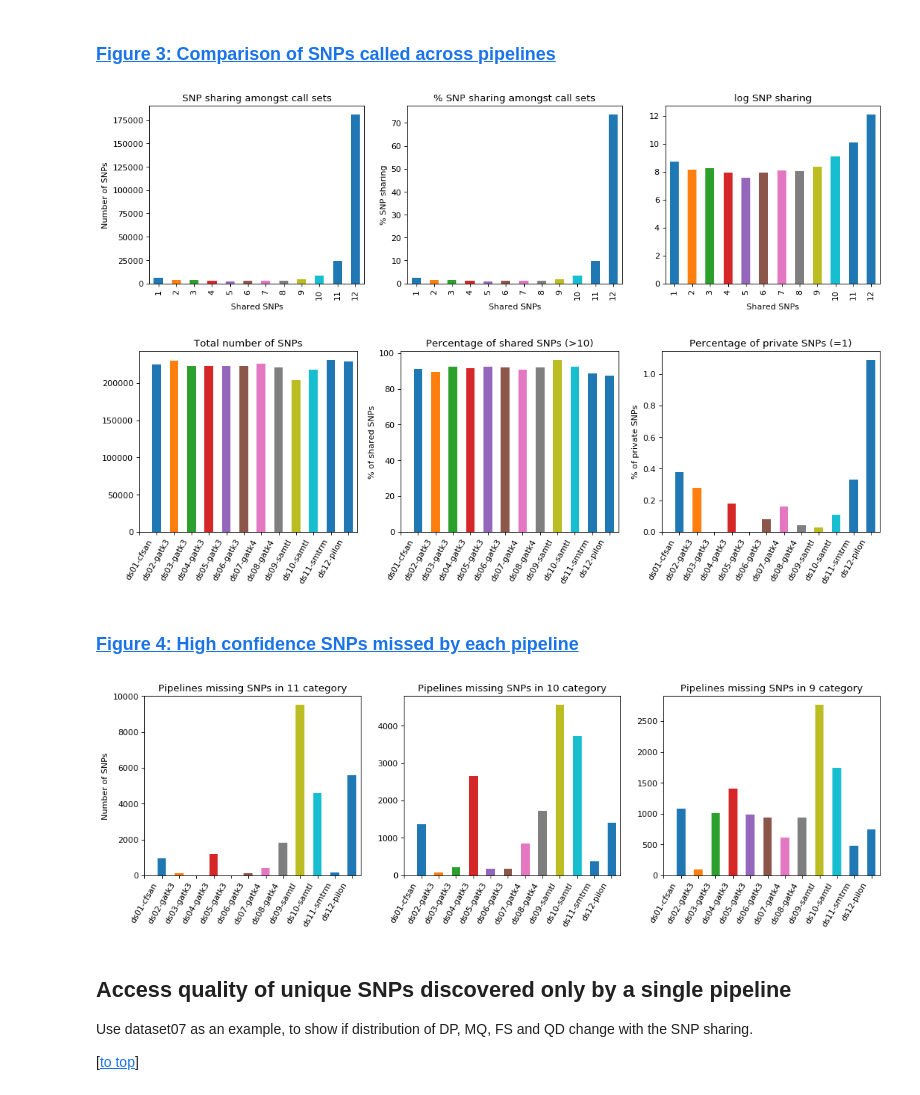
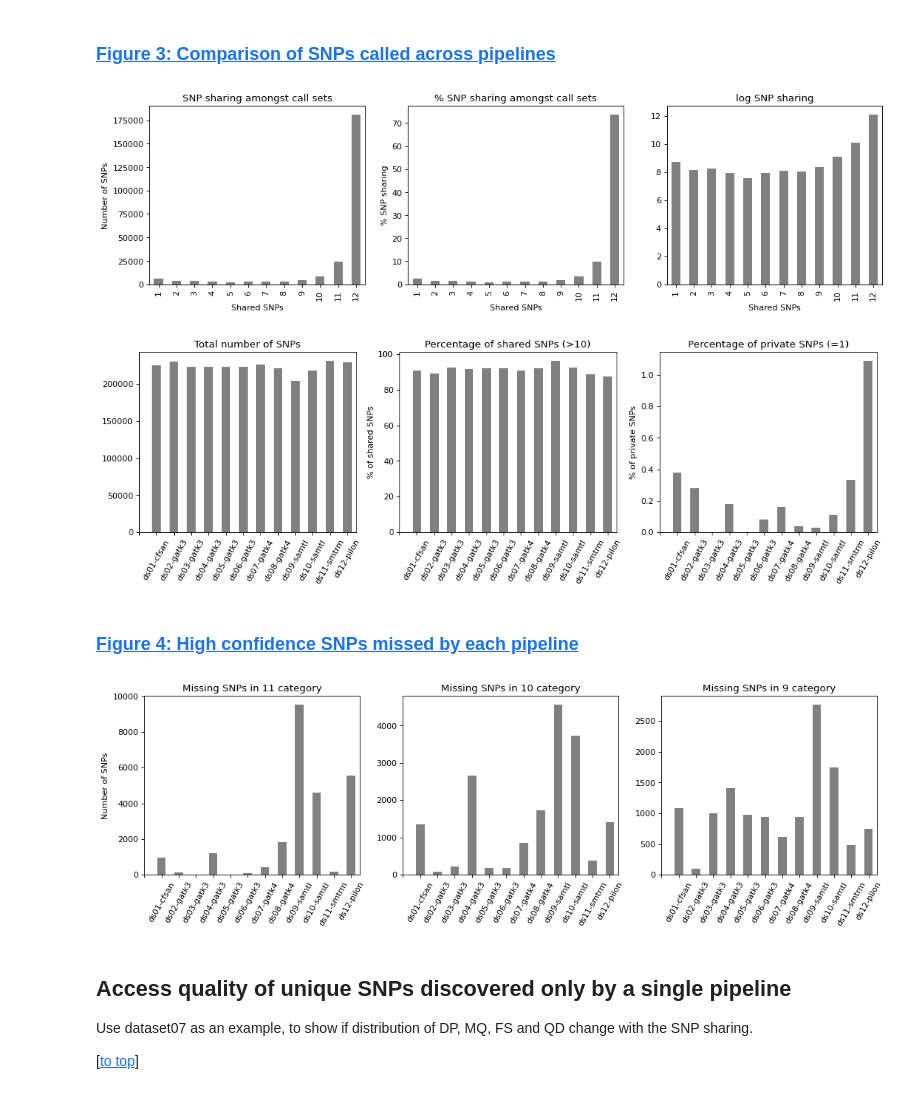
Before and after one commit to broadinstitute/isham_wgs, a Jupyter notebook: analysis.ipynb, the cells around one changed output. Saved outputs shown, nothing was run; the diff lists cells and outputs as text; code cells hidden in the pictures.

Commit message:
remove colors of figures; fix typo from README

```diff
--- a/analysis.ipynb
+++ b/analysis.ipynb
@@ -637,28 +646,28 @@ fig=plt.figure(figsize=(16, 4), dpi=80, facecolor='w', edgecolor='k')
 
 # SNP sharing amongst call sets
 plt.subplot(1,3,1)
-count_table.sort_index().plot.bar()
+count_table.sort_index().plot.bar(color='grey')
 plt.title('SNP sharing amongst call sets')
 plt.xlabel('Shared SNPs')
 plt.ylabel('Number of SNPs')
 
 # percentage
 plt.subplot(1,3,2)
-(count_table.sort_index()/snpmetr.shape[0] * 100).plot.bar()
+(count_table.sort_index()/snpmetr.shape[0] * 100).plot.bar(color='grey')
 plt.title('% SNP sharing amongst call sets')
 plt.ylabel('% SNP sharing')
 plt.xlabel('Shared SNPs')
 
 #
 plt.subplot(1,3,3)
-lg_count_table.sort_index().plot.bar()
+lg_count_table.sort_index().plot.bar(color='grey')
 plt.title('log SNP sharing')
 plt.xlabel('Shared SNPs')
 
 plt.show()
 fig.savefig('figs/Figure3_site_consensus.pdf')
 # %% [output]
-[figure, old version]
+[figure, new version]
 # %%
 fig=plt.figure(figsize=(16, 4), dpi=80, facecolor='w', edgecolor='k')
 
@@ -667,37 +676,37 @@ pct = {
     'pct_share': [],
     'pct_private': [],
     'total': []
 }
 
 for idx in range(1,13):
     pct['pct_share'].append(counts[idx-1].pct_share)
     pct['pct_private'].append(counts[idx-1].pct_private)
     pct['total'].append(counts[idx-1].total)
 
 pct = pd.DataFrame(pct)
 pct.index=callsets
 
 plt.subplot(1,3,1)
-pct.total.plot.bar()
+pct.total.plot.bar(color='grey')
 plt.title('Total number of SNPs')
 plt.xticks(range(-1,12), rotation=60)
 
 plt.subplot(1,3,2)
-pct.pct_share.plot.bar()
+pct.pct_share.plot.bar(color='grey')
 plt.title('Percentage of shared SNPs (>10)')
 plt.xticks(range(-1,12), rotation=60)
 plt.ylabel('% of shared SNPs')
 
 plt.subplot(1,3,3)
-pct.pct_private.plot.bar()
+pct.pct_private.plot.bar(color='grey')
 plt.title('Percentage of private SNPs (=1)')
 plt.xticks(range(-1,12), rotation=60)
 plt.ylabel('% of private SNPs')
 plt.show()
 
 fig.savefig('figs/Figure3_site_private_snps.pdf')
 # %% [output]
-[figure, old version]
+[figure, new version]
 # %% [markdown]
 ### <a name='F4'>[Figure 4: High confidence SNPs missed by each pipeline](#TOP)</a>
 # %%
@@ -711,26 +720,26 @@ snpmetr = pd.read_csv('data/mvcfs/all_variant.tsv.gz', sep='\t', header=0, index
 fig=plt.figure(figsize=(16, 4), dpi=80, facecolor='w', edgecolor='k')
 
 plt.subplot(1,3,1)
-miss_source(snpmetr, 11).plot.bar()
+miss_source(snpmetr, 11).plot.bar(color='grey')
 plt.ylabel('Number of SNPs')
-plt.title('Pipelines missing SNPs in 11 category')
+plt.title('Missing SNPs in 11 category')
 plt.xticks(range(-1,12), rotation=60)
 
 
 plt.subplot(1,3,2)
-miss_source(snpmetr, 10).plot.bar()
-plt.title('Pipelines missing SNPs in 10 category')
+miss_source(snpmetr, 10).plot.bar(color='grey')
+plt.title('Missing SNPs in 10 category')
 plt.xticks(range(-1,12), rotation=60)
 
 plt.subplot(1,3,3)
-miss_source(snpmetr, 9).plot.bar()
-plt.title('Pipelines missing SNPs in 9 category')
+miss_source(snpmetr, 9).plot.bar(color='grey')
+plt.title('Missing SNPs in 9 category')
 plt.xticks(range(-1,12), rotation=60)
 
 plt.show()
 fig.savefig('figs/Figure4_site_miss_common_snps.pdf')
 # %% [output]
-[figure, old version]
+[figure, new version]
 # %% [markdown]
 ## <a name='ACC'>Access quality of unique SNPs discovered only by a single pipeline</a>
 Use dataset07 as an example, to show if distribution of DP, MQ, FS and QD change with the SNP sharing.
```
Also changed, not shown: parts of 10 cells of this notebook, 14 other files.
